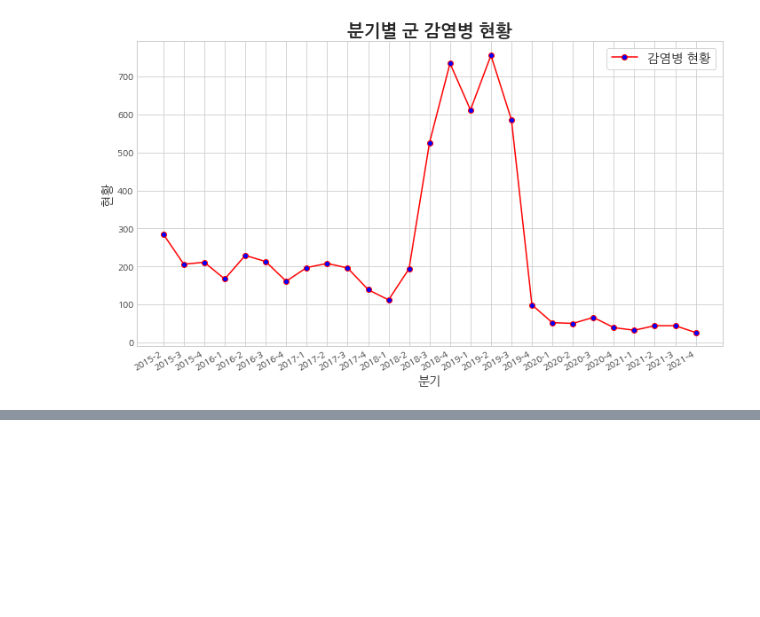
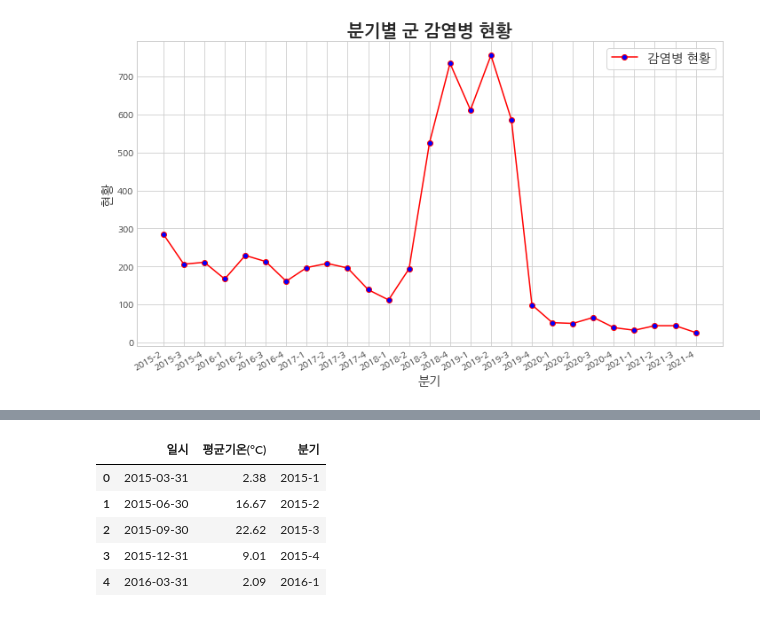
Before and after one commit to thdfydgh/MilitaryProjectDA, a Jupyter notebook: [Project]_날씨_변화에_따른_군_감영볌_정보_EDA_분석_및_데이터_시각화.ipynb, the cells around one changed output, grey strips where cells are left out. Drawn from its saved outputs; the diff is of its cells as text; code cells hidden in the pictures; blank space fills up the shorter version.

```diff
--- a/[Project]_날씨_변화에_따른_군_감영볌_정보_EDA_분석_및_데이터_시각화.ipynb
+++ b/[Project]_날씨_변화에_따른_군_감영볌_정보_EDA_분석_및_데이터_시각화.ipynb
@@ -304,0 +360,11 @@ plt.tight_layout()
+# %%
+# '일시'컬럼의 데이터를 '분기'컬럼으로 저장하기
+quarterly_data['분기'] = quarterly_data['일시'].dt.year.astype(str) + '-' + quarterly_data['일시'].dt.quarter.astype(str)
+quarterly_data.head()
+# %% [output]
+|  | 일시 | 평균기온(°C) | 분기 |
+| 0 | 2015-03-31 | 2.38 | 2015-1 |
+| 1 | 2015-06-30 | 16.67 | 2015-2 |
+| 2 | 2015-09-30 | 22.62 | 2015-3 |
+| 3 | 2015-12-31 | 9.01 | 2015-4 |
+| 4 | 2016-03-31 | 2.09 | 2016-1 |
```
Also changed, not shown: parts of 7 cells of this notebook.
